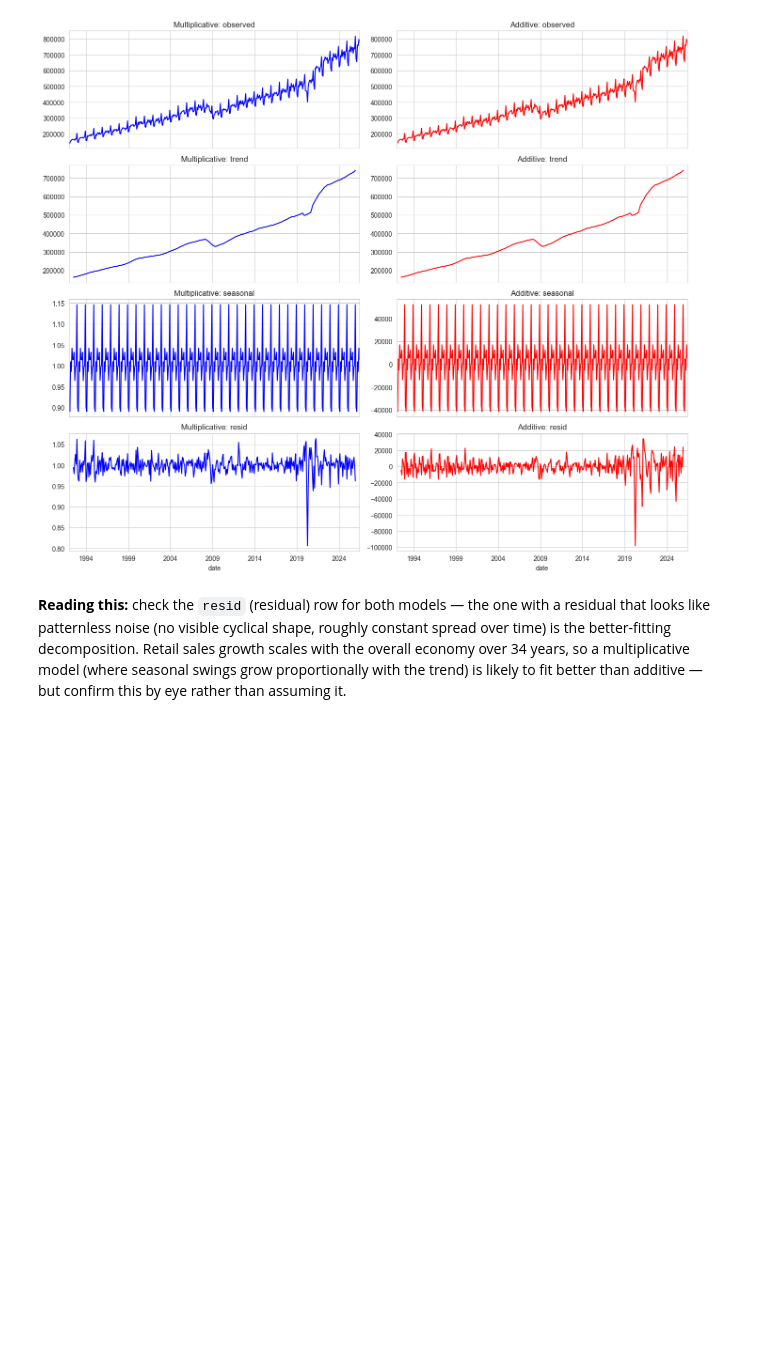
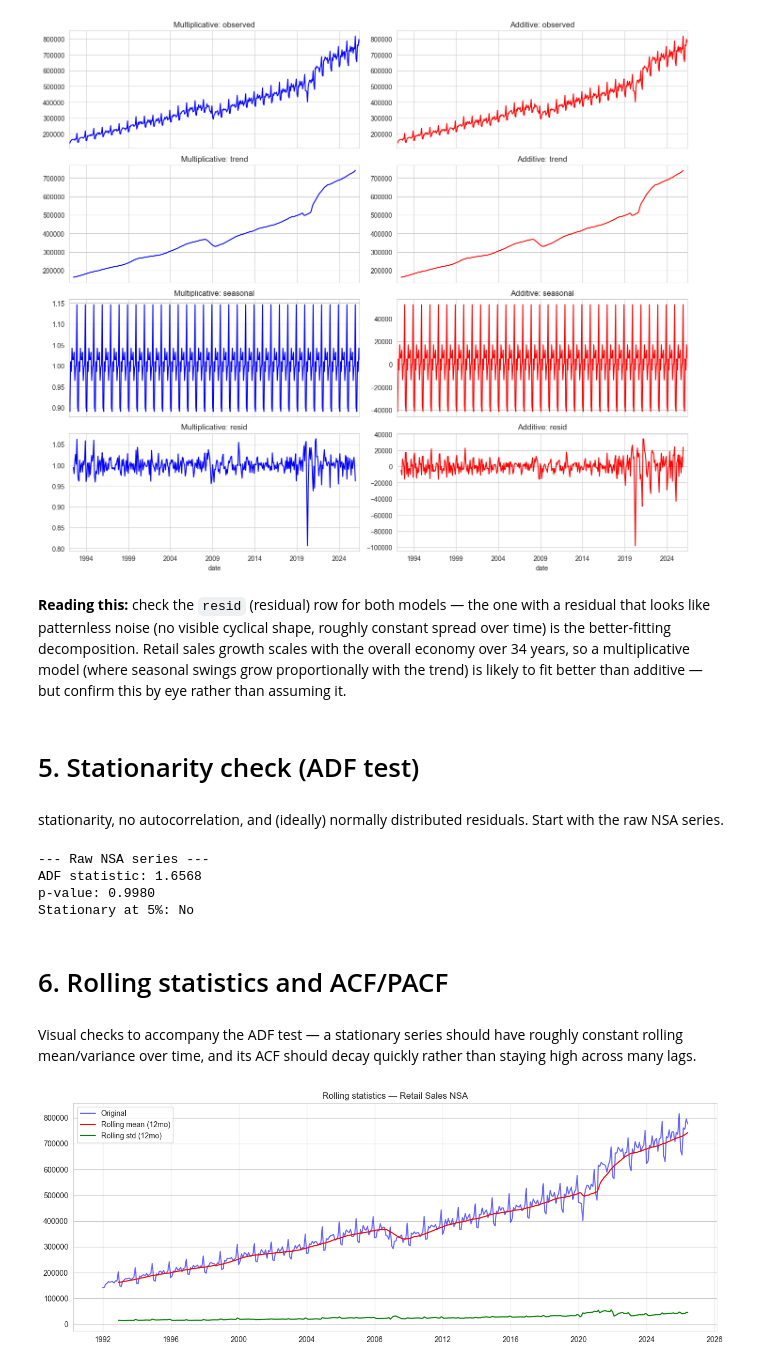
Before and after one commit to aprilgozib/us-retail-sales-forecasting, a Jupyter notebook: notebooks/01_data_and_eda.ipynb, the cells around one changed output. Drawn from its saved outputs; the diff is of its cells as text; code cells hidden in the pictures; blank space fills up the shorter version.

```diff
--- a/notebooks/01_data_and_eda.ipynb
+++ b/notebooks/01_data_and_eda.ipynb
@@ -170,3 +170,46 @@ decomposition. Retail sales growth scales with the overall economy over 34
 years, so a multiplicative model (where seasonal swings grow proportionally
 with the trend) is likely to fit better than additive — but confirm this by
 eye rather than assuming it.
+# %% [markdown]
+# 5. Stationarity check (ADF test)
+# %% [markdown]
+stationarity, no autocorrelation, and
+(ideally) normally distributed residuals. Start with the raw NSA series.
+# %%
+from statsmodels.tsa.stattools import adfuller
+
+def adf_report(series, label):
+    result = adfuller(series.dropna())
+    print(f'--- {label} ---')
+    print(f'ADF statistic: {result[0]:.4f}')
+    print(f'p-value: {result[1]:.4f}')
+    print(f'Stationary at 5%: {"Yes" if result[1] < 0.05 else "No"}')
+    print()
+    return result[1]
+
+p_raw = adf_report(df['retail_sales_nsa'], 'Raw NSA series')
+# %% [output]
+--- Raw NSA series ---
+ADF statistic: 1.6568
+p-value: 0.9980
+Stationary at 5%: No
+# %% [markdown]
+# 6. Rolling statistics and ACF/PACF
+# %% [markdown]
+Visual checks to accompany the ADF test — a stationary series should have
+roughly constant rolling mean/variance over time, and its ACF should decay
+quickly rather than staying high across many lags.
+# %%
+rolling_mean = df['retail_sales_nsa'].rolling(window=12).mean()
+rolling_std = df['retail_sales_nsa'].rolling(window=12).std()
+
+fig, ax = plt.subplots(figsize=(13, 5))
+ax.plot(df.index, df['retail_sales_nsa'], label='Original', color='BLUE', alpha=0.6)
+ax.plot(rolling_mean.index, rolling_mean, label='Rolling mean (12mo)', color='RED')
+ax.plot(rolling_std.index, rolling_std, label='Rolling std (12mo)', color='GREEN')
+ax.set_title('Rolling statistics — Retail Sales NSA')
+ax.legend()
+plt.tight_layout()
+plt.show()
+# %% [output]
+[figure, added]
```
Also changed, not shown: parts of 1 cell of this notebook.
